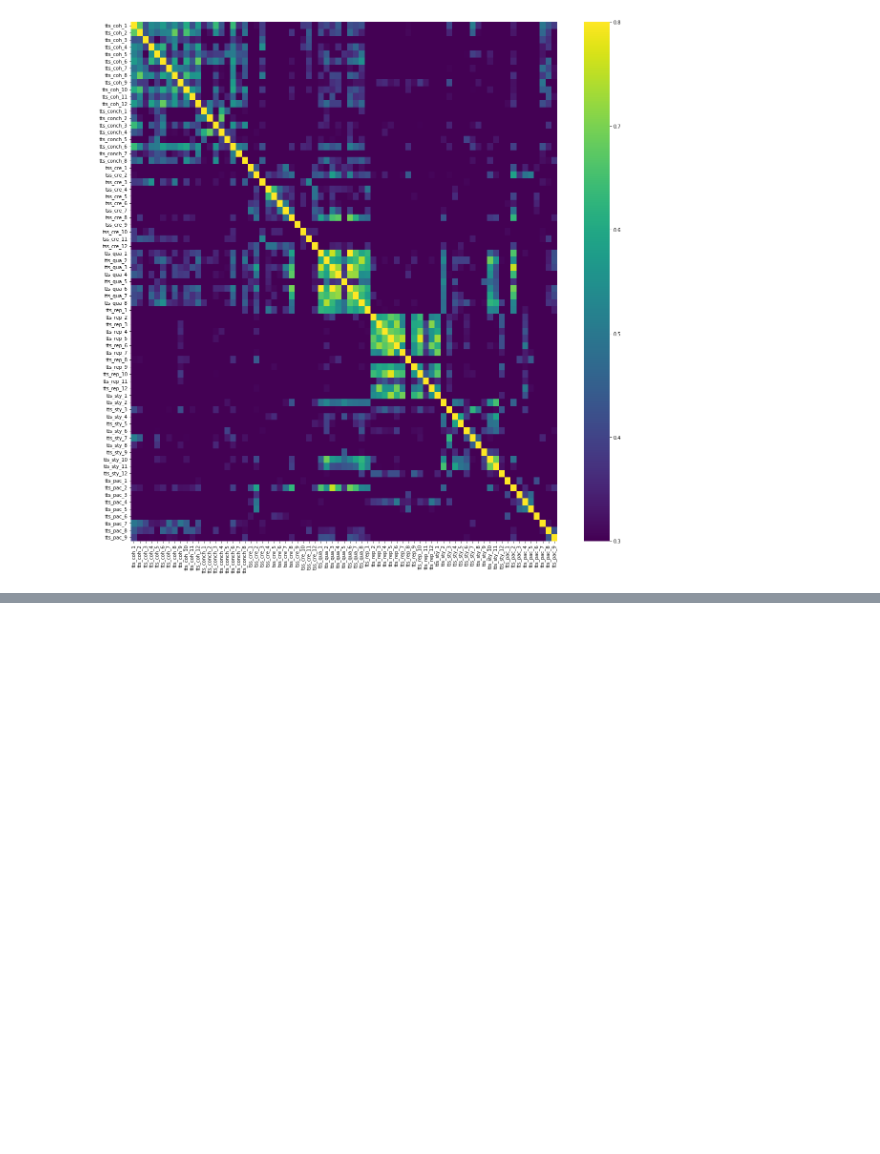
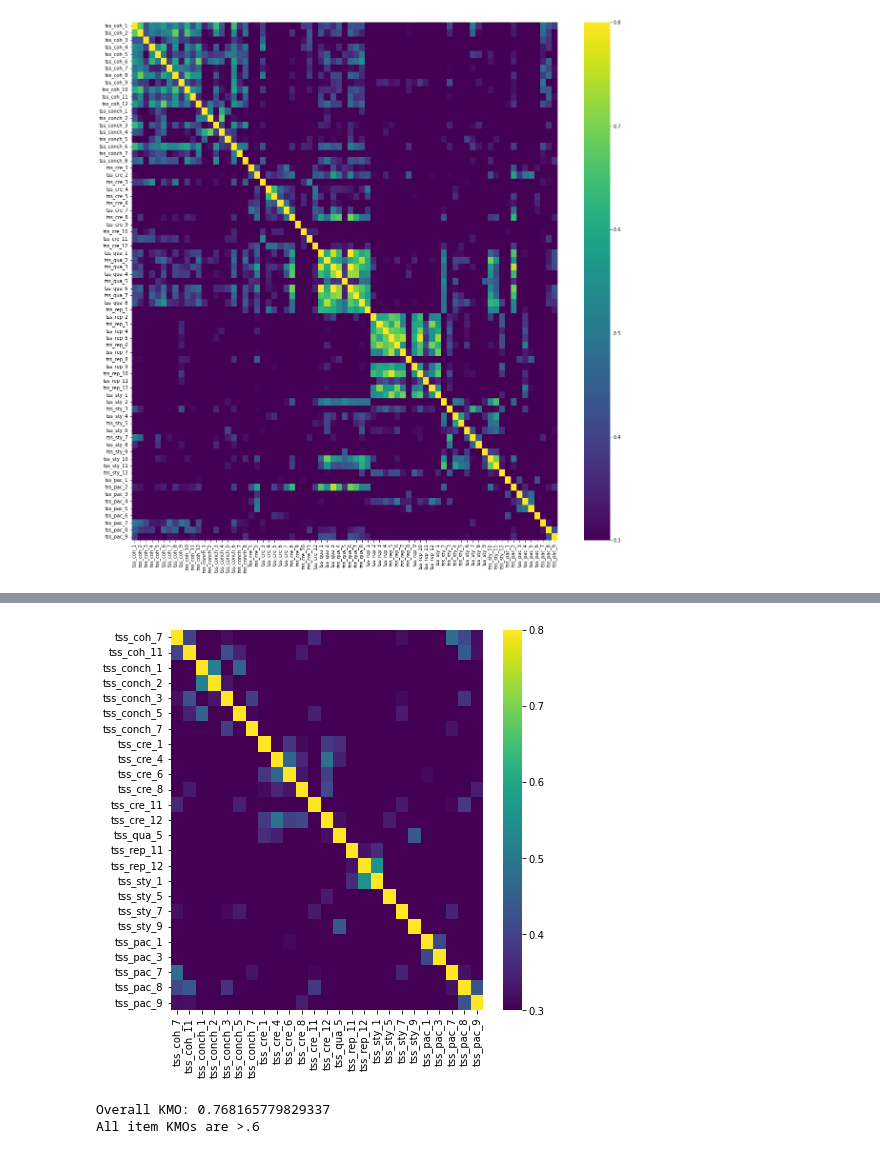
Before and after one commit to MWiechmann/ai_story_scale, a Jupyter notebook: scale_construction_efa.ipynb, the cells around one changed output, grey strips where cells are left out. Drawn from its saved outputs; the diff is of its cells as text; code cells hidden in the pictures; blank space fills up the shorter version.

Commit message:
more prepping the analysis...

```diff
--- a/scale_construction_efa.ipynb
+++ b/scale_construction_efa.ipynb
@@ -125,0 +174,7 @@ ax = sns.heatmap(abs(items_corr),
+# %%
+# Decide here whether to exclude items based on high correlations
+# If determinant stays high can still you can work based on trial-and-error to see which variable to exclude
+items_analysis_li.remove("tss_qua_6")
+
+items_corr = tss_df[items_analysis_li].corr()
+print("\nDeterminant of correlation matrix: {}".format(np.linalg.det(items_corr)))
@@ -125,0 +183,27 @@ ax = sns.heatmap(abs(items_corr),
+# %%
+# Check change of determinant when removing for each item
+# Remove item with highest change
+# Rinse and repeat until det is > .00001
+
+best_det = np.linalg.det(items_corr)
+remove_item = ""
+items_removed = 0
+
+while best_det < 0.00001:
+    for item in items_analysis_li:
+        new_item_li = copy.deepcopy(items_analysis_li)
+        new_item_li.remove(item)
+        new_corrs = tss_df[new_item_li].corr()
+        new_det = np.linalg.det(new_corrs)
+
+        if new_det > best_det:
+            best_det = new_det
+            remove_item = item
+
+    items_analysis_li.remove(remove_item)
+    items_removed += 1
+    print("Removed item {} ('{}'). New determinant: {}".format(
+        remove_item, items_descr[remove_item], best_det))
+
+print("\nDONE! Current determinant is {:f}. Removed {} items. {} items remaining".format(
+    best_det, items_removed, len(items_analysis_li)))
@@ -125,0 +228,45 @@ ax = sns.heatmap(abs(items_corr),
+# %%
+items_corr = tss_df[items_analysis_li].corr()
+
+# Show heatmap for current absolute (!) correlation between items
+fig, ax = plt.subplots(figsize=(7, 7))
+
+ax = sns.heatmap(abs(items_corr),
+                 xticklabels=items_corr.columns.values,
+                 yticklabels=items_corr.columns.values,
+                 ax=ax, cmap="viridis", vmin = 0.3, vmax = 0.8)
+# %% [output]
+[figure, added]
+# %%
+# Check Sampling Adequacy (KMO)
+# (if SVD does not converge, dropna for participants with too many missing items)
+# (might need to experiment how many missing are still okay)
+
+tss_df.dropna(subset=items_analysis_li, thresh=16, inplace=True)
+
+kmo = fa.factor_analyzer.calculate_kmo(tss_df[items_analysis_li])
+
+print("Overall KMO: {}".format(kmo[1]))
+
+i = 0
+low_item_kmo = False
+for item_kmo in kmo[0]:
+    if item_kmo < .6:
+        low_item_kmo = True
+        item_label = item_labels_li[i]
+        print("Low KMO for {} ('{}'): {}".format(
+            item_label, items_descr[item_label], item_kmo))
+    i += 1
+
+if low_item_kmo == False:
+    print("All item KMOs are >.6")
+
+# Guidelines for KMO (Kaiser & Rice, 1974)
+# Marvellous: values in the 0.90s
+# Meritorious: values in the 0.80s
+# Middling: values in the 0.70s
+# Mediocre: values in the 0.60s
+# Unacceptable: values in the 0.50s
+# %% [output]
+Overall KMO: 0.768165779829337
+All item KMOs are >.6
```
Also changed, not shown: parts of 16 cells of this notebook, 1 other file.
